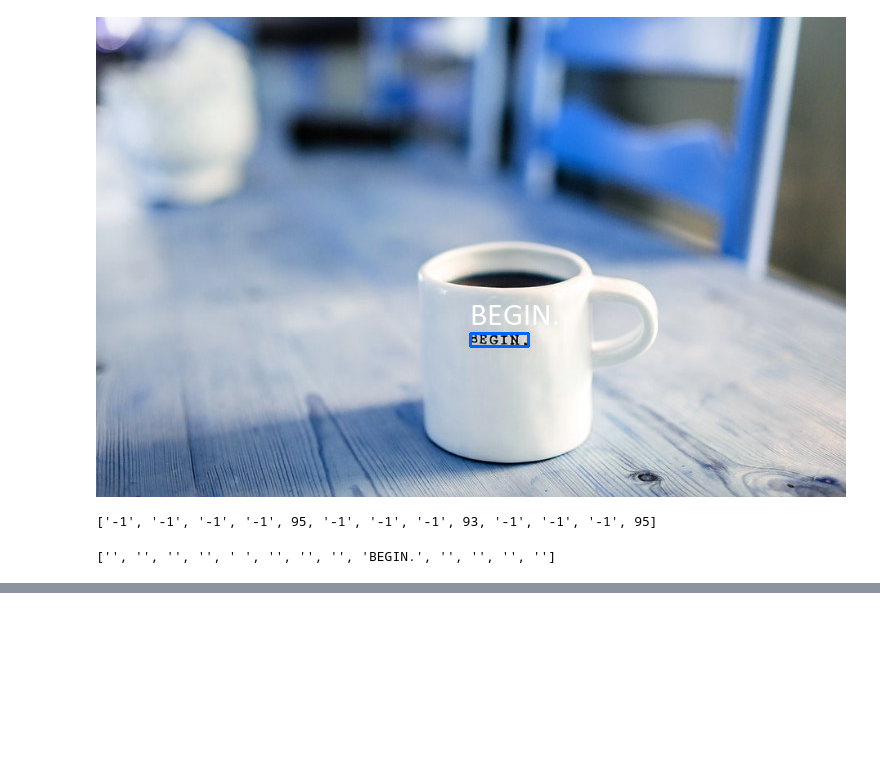
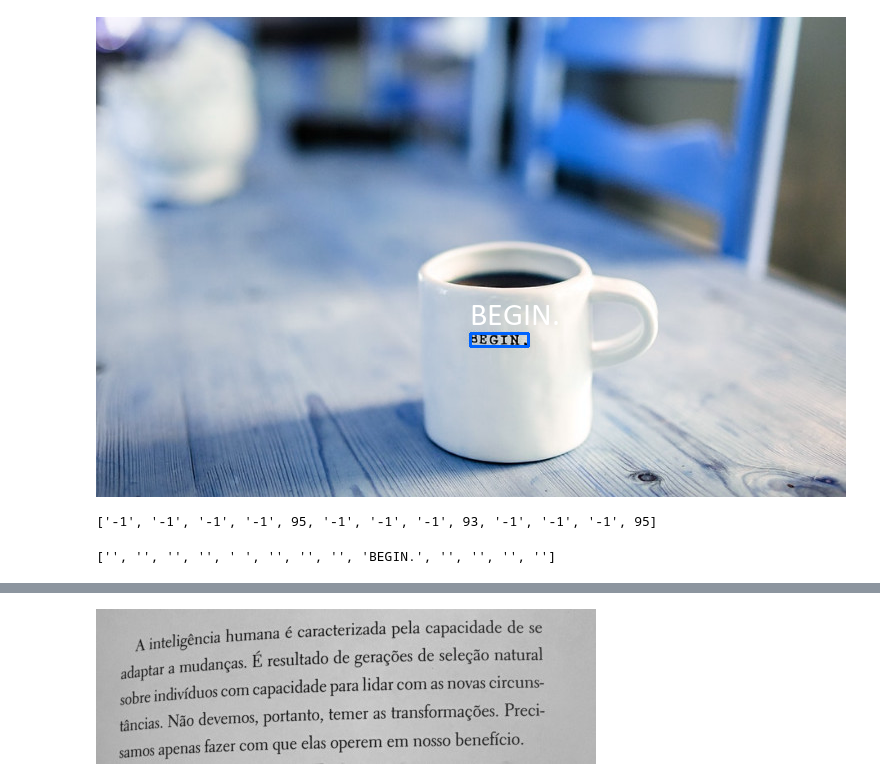
Before and after one commit to FelixEbenezer/ML_Reconnaissance_Texte_OCR, a Jupyter notebook: ML_OCR.ipynb, the cells around one changed output, grey strips where cells are left out. Drawn from its saved outputs; the diff is of its cells as text; code cells hidden in the pictures; blank space fills up the shorter version.

```diff
--- a/ML_OCR.ipynb
+++ b/ML_OCR.ipynb
@@ -451,0 +489,6 @@ resultado['text']
+# %%
+#Avant d appliquer la luminosite, on doit convertir l image en gray
+gray = cv2.cvtColor(img, cv2.COLOR_BGR2GRAY)
+cv2_imshow(gray)
+# %% [output]
+[figure, added]
```
Also changed, not shown: parts of 80 cells of this notebook.
